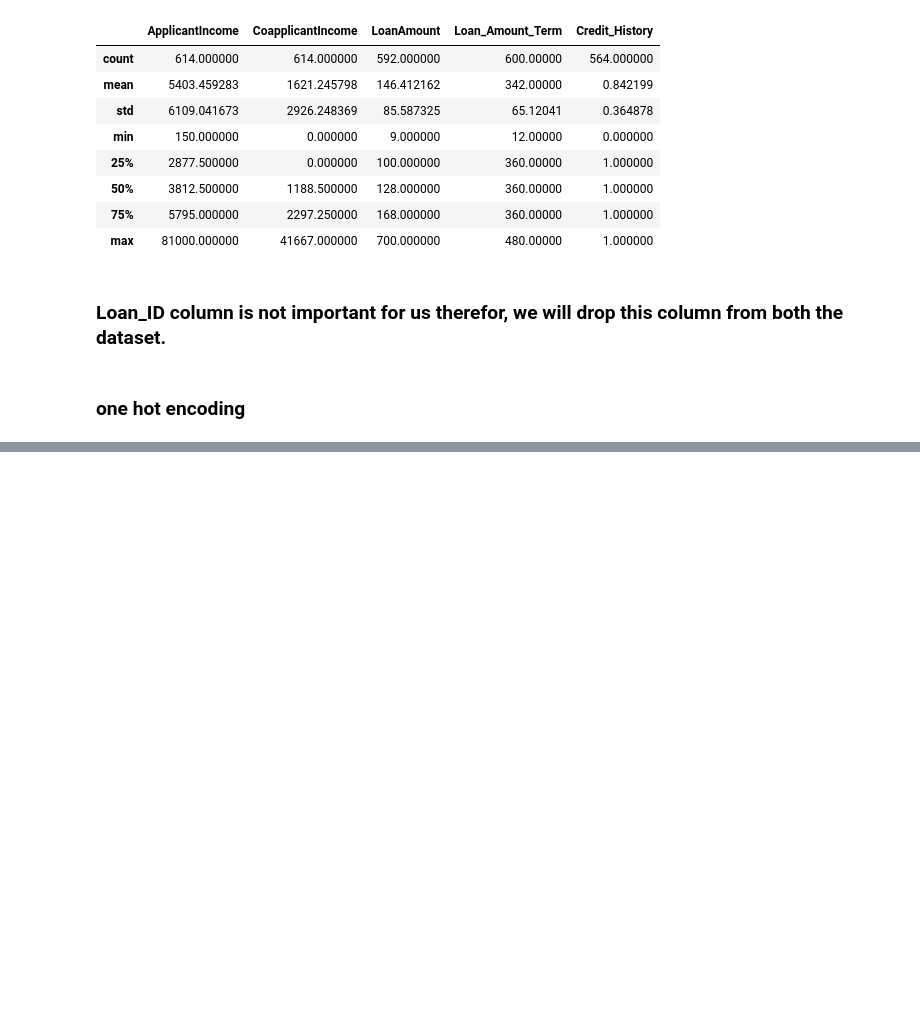
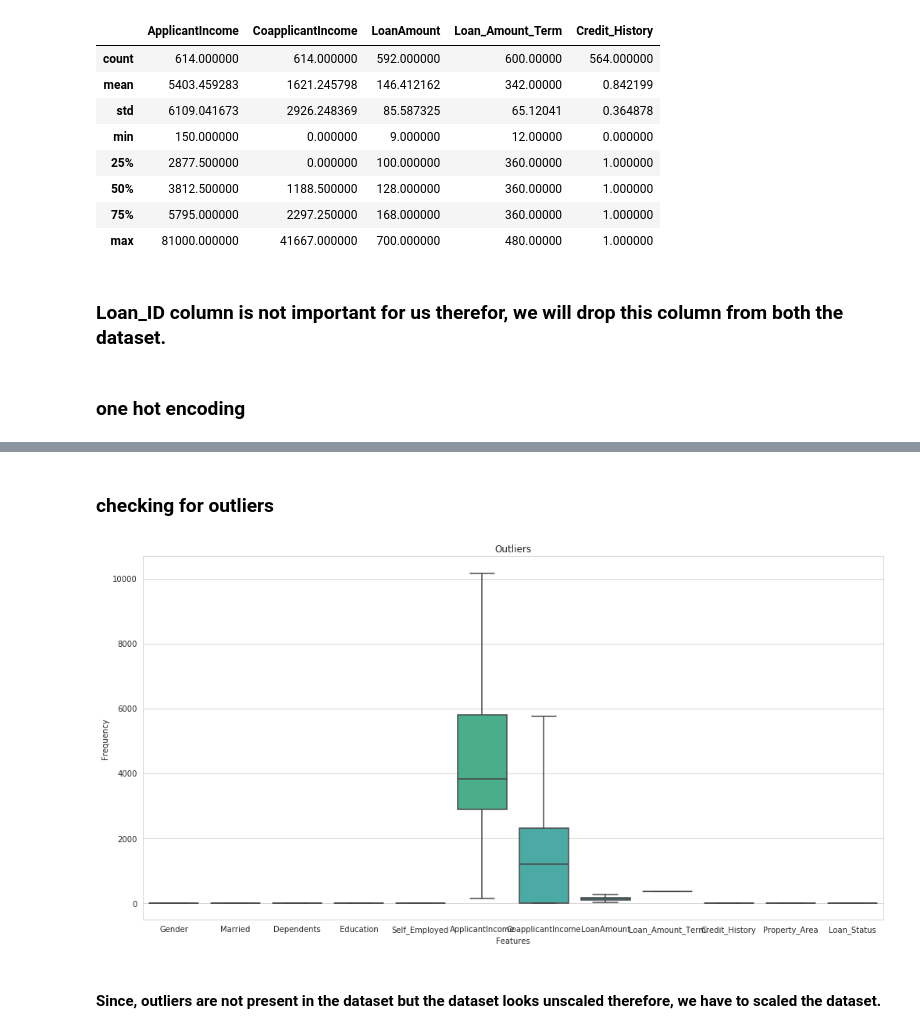
Before and after one commit to Abhishek768/Analytics_Vidhya_Loan_Prediction, a Jupyter notebook: loan_prediction.ipynb, the cells around one changed output, grey strips where cells are left out. Cells and saved outputs as stored; diff of their text form; code cells hidden in the pictures; blank space fills up the shorter version.

```diff
--- a/loan_prediction.ipynb
+++ b/loan_prediction.ipynb
@@ -74,0 +104,25 @@ for i in train_df.columns:
+# %%
+def remove_outliers(df):
+    Q1 = np.quantile(df, 0.25)
+    Q3 = np.quantile(df, 0.75)
+    IQR = Q3 - Q1
+    ul, ll = Q3 + 1.5 * IQR, Q1 - 1.5 * IQR
+    return ul, ll
+# %%
+for i in train_df.columns:
+    ul, ll = remove_outliers(train_df[i])
+    train_df[i] = np.where(train_df[i] > ul, ul, train_df[i])
+    train_df[i] = np.where(train_df[i] < ll, ll, train_df[i])
+# %% [markdown]
+### checking for outliers
+# %%
+plt.figure(figsize=(14,7));
+sns.boxplot(data = train_df);
+plt.tight_layout();
+plt.title('Outliers');
+plt.xlabel('Features');
+plt.ylabel('Frequency');
+# %% [output]
+[figure, added]
+# %% [markdown]
+#### Since, outliers are not present in the dataset but the dataset looks unscaled therefore, we have to scaled the dataset.
```
Also changed, not shown: parts of 8 cells of this notebook.
